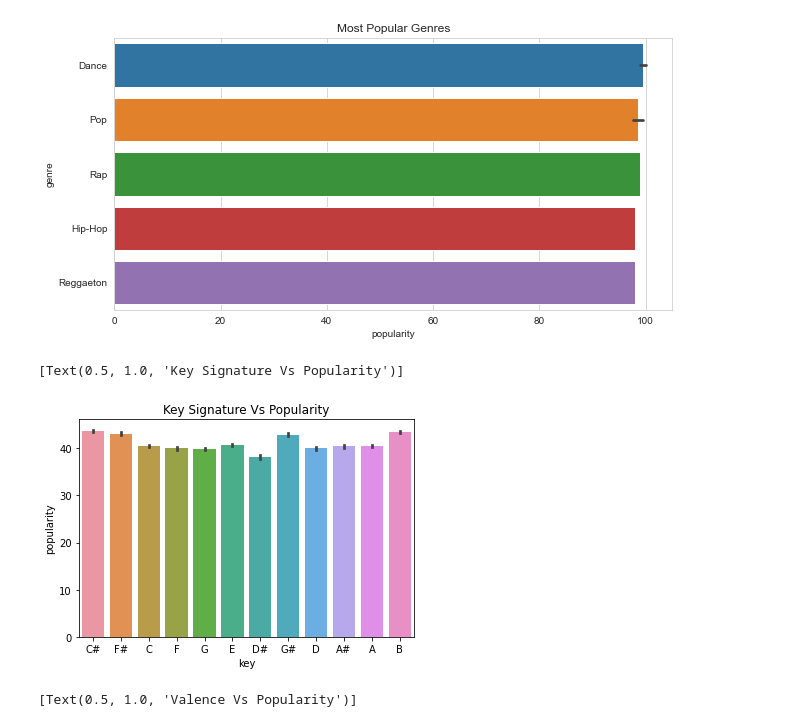
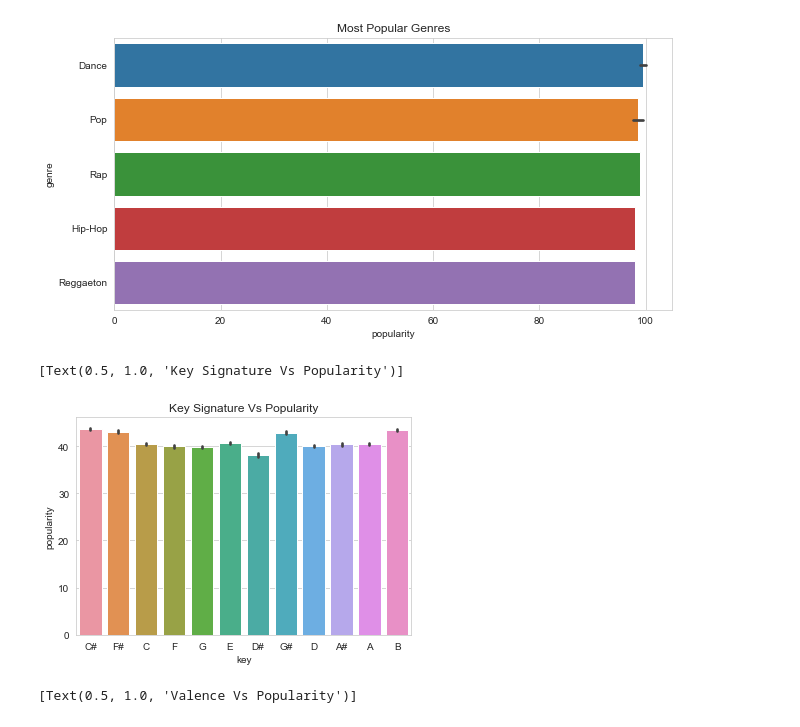
Before and after one commit to adriancabalo/CCIC_DS1, a Jupyter notebook: DS1 Final.ipynb, the cells around one changed output. Drawn from its saved outputs; the diff is of its cells as text; code cells hidden in the pictures.

```diff
--- a/DS1 Final.ipynb
+++ b/DS1 Final.ipynb
@@ -98,11 +98,11 @@ sns.barplot(data = famous, y = 'genre', x = 'popularity').set(title = "Most Popu
 [figure]
 # %%
 #Length of track vs popularity
-
+sns.set_style(style = "whitegrid")
 sns.barplot(data = df, y = 'popularity', x = 'key').set(title = "Key Signature Vs Popularity")
 # %% [output]
 [Text(0.5, 1.0, 'Key Signature Vs Popularity')]
-[figure, old version]
+[figure, new version]
 # %%
 #Valence vs popularity
 
```
Also changed, not shown: 7 other files.
